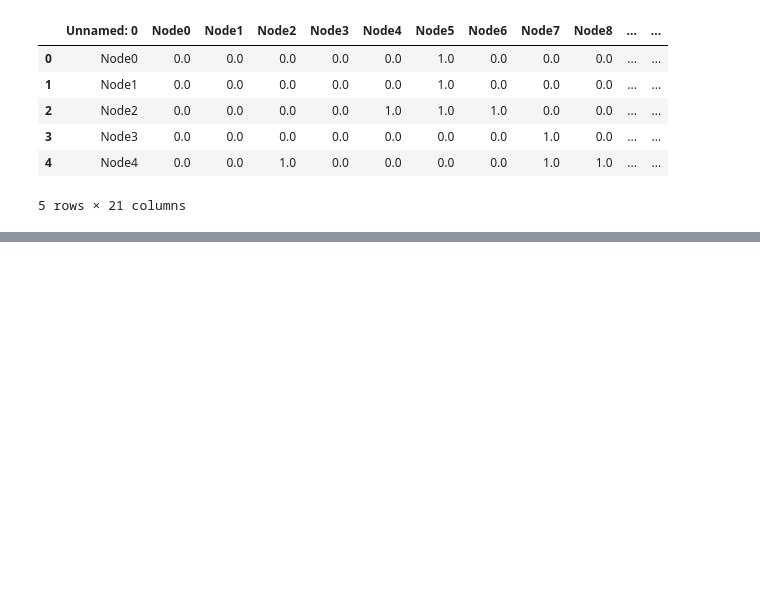
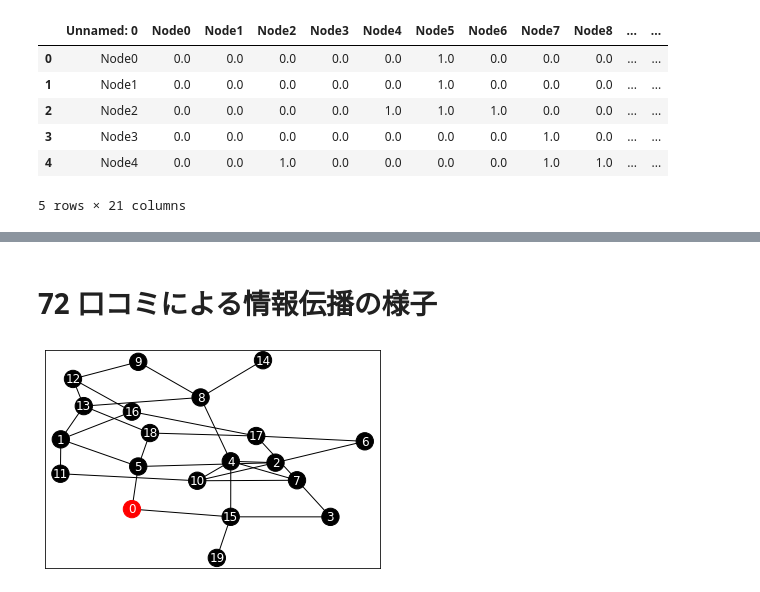
Before and after one commit to letitride/PandasDataAnalyze, a Jupyter notebook: chapter08/ch08.ipynb, the cells around one changed output, grey strips where cells are left out. Saved outputs shown, nothing was run; the diff lists cells and outputs as text; code cells hidden in the pictures; blank space fills up the shorter version.

```diff
--- a/chapter08/ch08.ipynb
+++ b/chapter08/ch08.ipynb
@@ -35,0 +36,2 @@ plt.show()
+# %% [markdown]
+# 72 口コミによる情報伝播の様子
@@ -35,0 +73,15 @@ plt.show()
+# %%
+def active_node_coloring(list_active):
+    list_color = []
+    for i in range(len(list_timeSeries[t])):
+        if list_timeSeries[t][i]==1:
+            list_color.append("r")
+        else:
+            list_color.append("k")
+    return list_color
+
+t = 0
+nx.draw_networkx(G, font_color="w", node_color=active_node_coloring(list_timeSeries[t]))
+plt.show()
+# %% [output]
+[figure, added]
```
Also changed, not shown: parts of 4 cells of this notebook.
